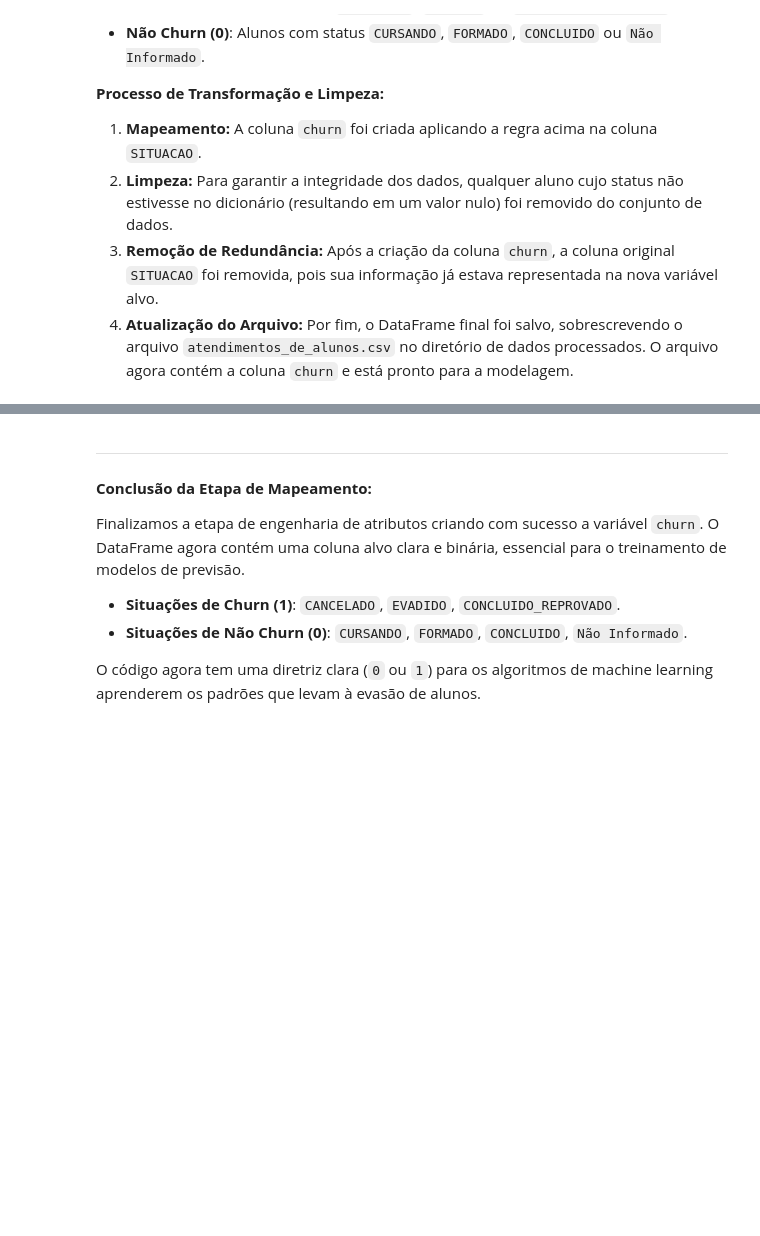
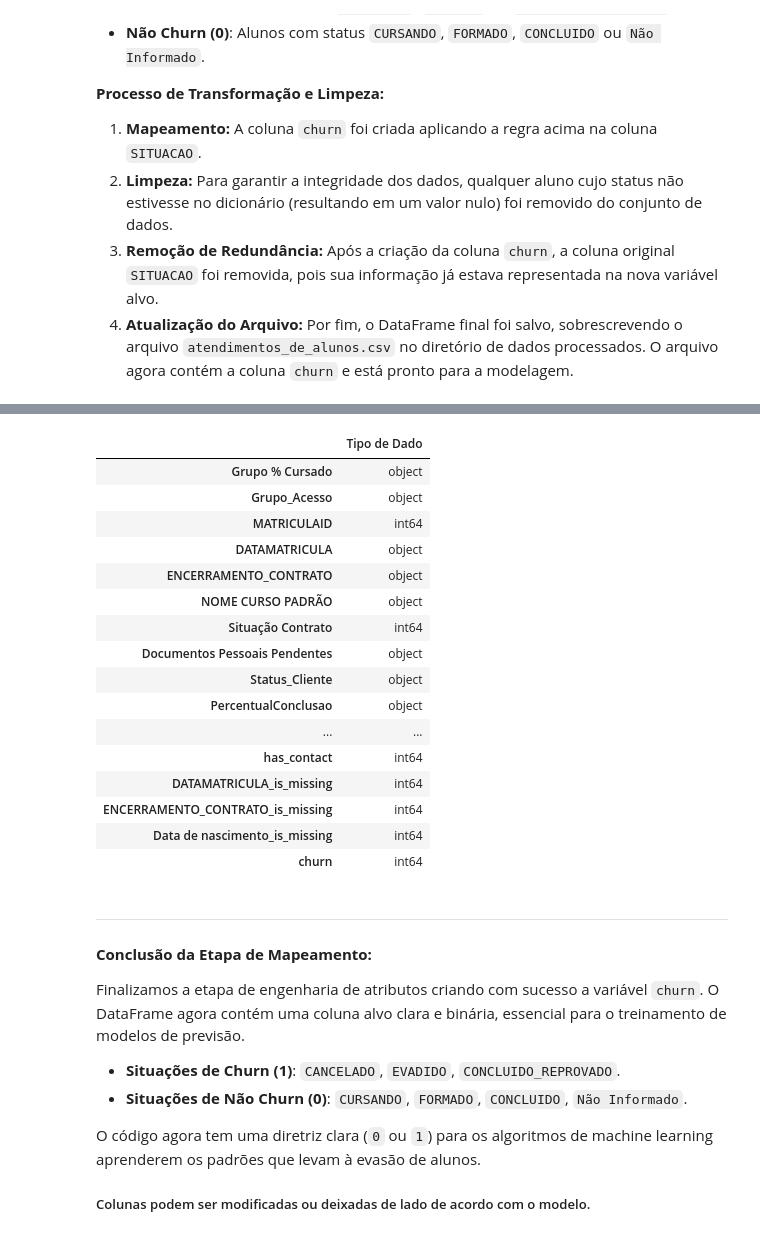
Before and after one commit to Arthur-Marques-IA/FMF_Churn-PAD, a Jupyter notebook: preprocessing/data_preprocessing.ipynb, the cells around one changed output, grey strips where cells are left out. Saved outputs shown, nothing was run; the diff lists cells and outputs as text; code cells hidden in the pictures; blank space fills up the shorter version.

```diff
--- a/preprocessing/data_preprocessing.ipynb
+++ b/preprocessing/data_preprocessing.ipynb
@@ -359,19 +357,7 @@ Com base na análise exploratória, algumas transformações foram aplicadas par
 # %%
 # === Transformações de Dados ===
 
-# 1. REMOÇÃO DE COLUNAS
-colunas_para_remover = ['Grupo % Cursado', 'Documentos Pessoais Pendentes']
-
-# Checando se as colunas existem antes de tentar removê-las
-colunas_existentes_para_remover = [col for col in colunas_para_remover if col in df.columns]
-if colunas_existentes_para_remover:
-    df.drop(columns=colunas_existentes_para_remover, inplace=True)
-    print(f"\nColunas removidas: {colunas_existentes_para_remover}")
-else:
-    print("\nNenhuma coluna para remover encontrada no DataFrame.")
-
-
-# 2. TRANSFORMAÇÃO DE COLUNAS BINÁRIAS
+# TRANSFORMAÇÃO DE COLUNAS BINÁRIAS
 mapa_binario_sim_nao = {'Sim': 1, 'Não': 0}
 mapa_binario_sim_nao_upper = {'SIM': 1, 'NÃO': 0}
 mapa_contrato = {'Vigente': 1, 'Encerrado': 0}
@@ -520,7 +505,6 @@ try:
 except Exception as e:
     print(f"\nERRO: Não foi possível salvar o arquivo. Motivo: {e}")
 
-df = pd.read_csv(output_file)
 df.head()
 # %% [output]
 Coluna 'SITUACAO' removida com sucesso.
@@ -545,3 +536,24 @@ Local: ../data/processed/atendimentos_de_alunos.csv
+# %%
+# === Colunas ao fim ===
+df.dtypes.to_frame(name='Tipo de Dado')
+# %% [output]
+|  | Tipo de Dado |
+| Grupo % Cursado | object |
+| Grupo_Acesso | object |
+| MATRICULAID | int64 |
+| DATAMATRICULA | object |
+| ENCERRAMENTO_CONTRATO | object |
+| NOME CURSO PADRÃO | object |
+| Situação Contrato | int64 |
+| Documentos Pessoais Pendentes | object |
+| Status_Cliente | object |
+| PercentualConclusao | object |
+| ... | ... |
+| has_contact | int64 |
+| DATAMATRICULA_is_missing | int64 |
+| ENCERRAMENTO_CONTRATO_is_missing | int64 |
+| Data de nascimento_is_missing | int64 |
+| churn | int64 |
 # %% [markdown]
 ---
 
@@ -553,3 +565,5 @@ Finalizamos a etapa de engenharia de atributos criando com sucesso a variável `
 -   **Situações de Não Churn (0)**: `CURSANDO`, `FORMADO`, `CONCLUIDO`, `Não Informado`.
 
 O código agora tem uma diretriz clara (`0` ou `1`) para os algoritmos de machine learning aprenderem os padrões que levam à evasão de alunos.
+
+##### Colunas podem ser modificadas ou deixadas de lado de acordo com o modelo.
```
Also changed, not shown: parts of 3 cells of this notebook, 2 other files.
